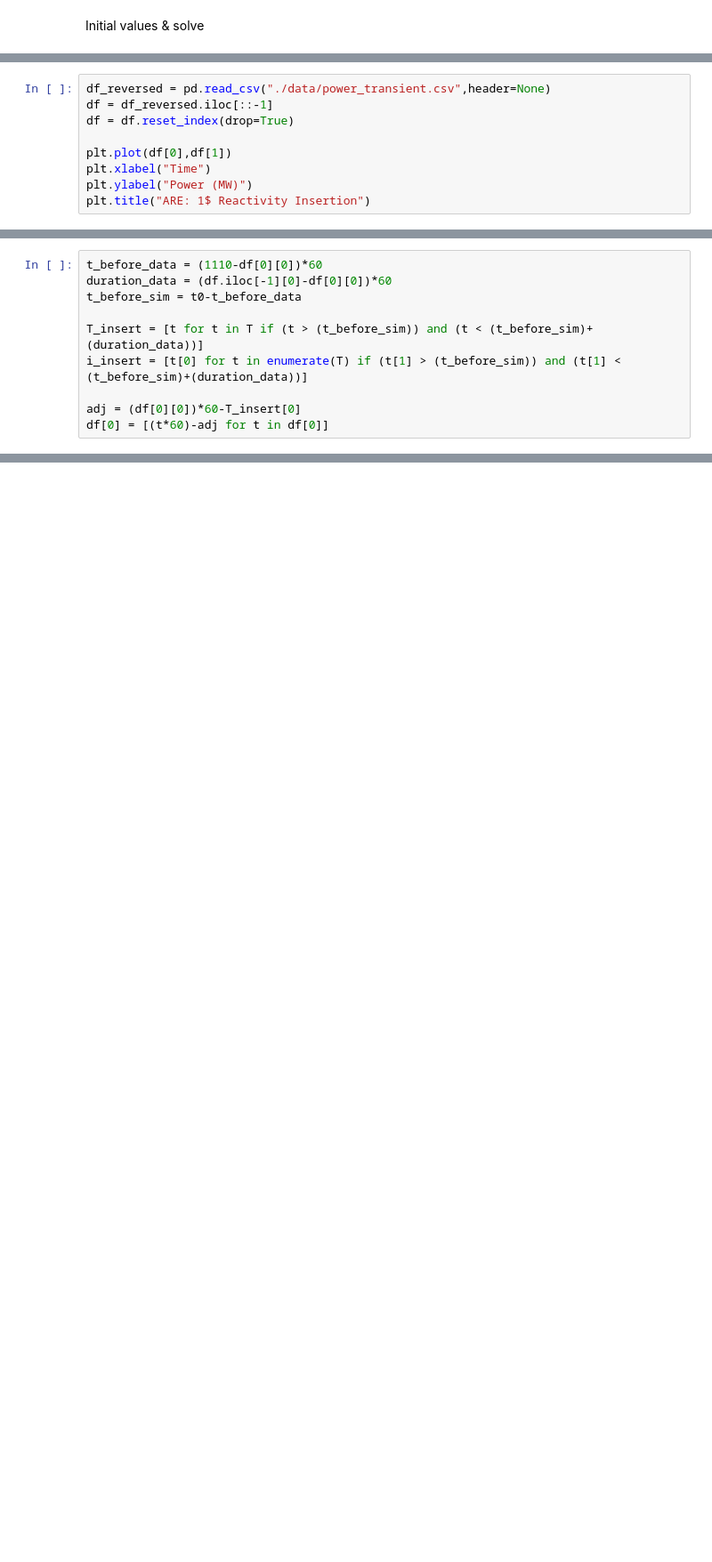
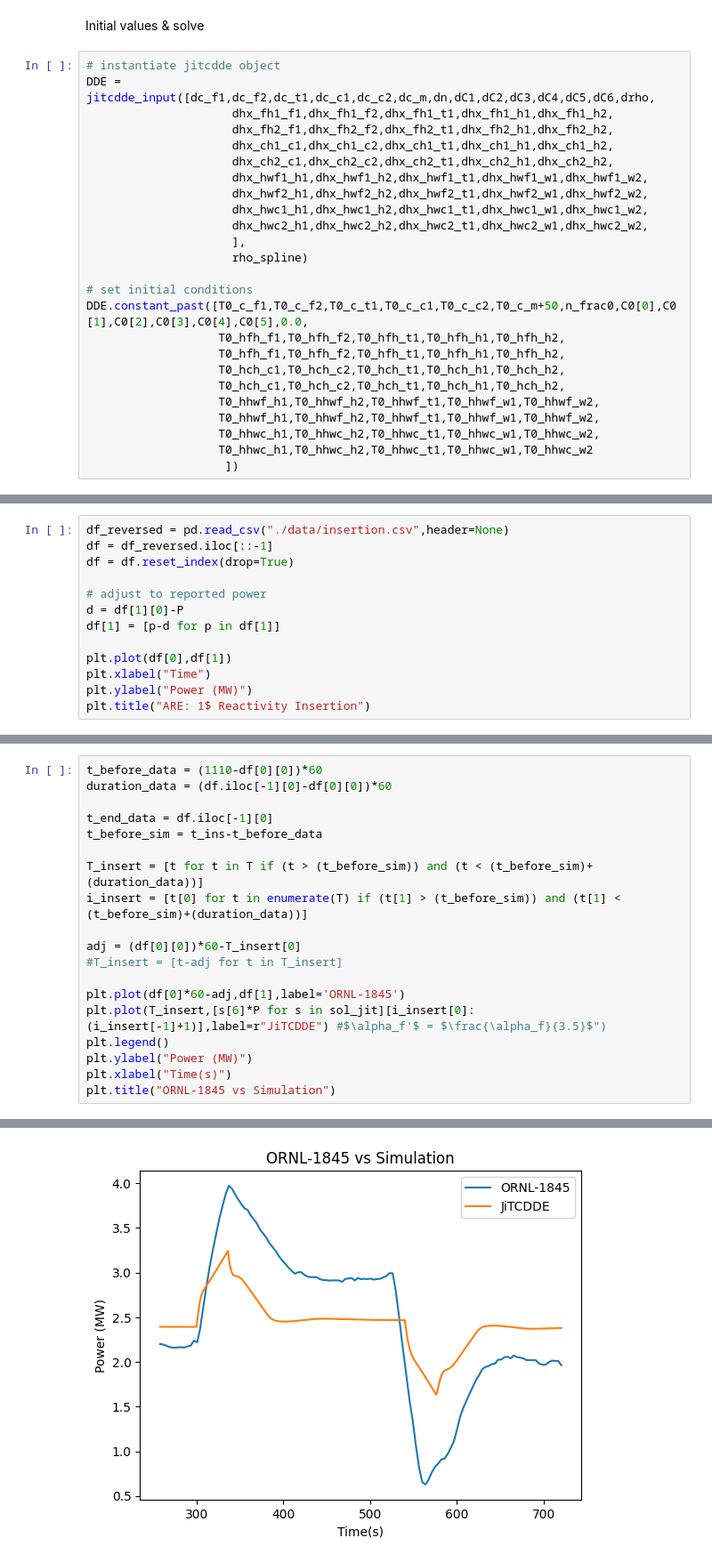
Before and after one commit to LukeLabrie/msc_eng_thesis, a Jupyter notebook: are/old_models/model_insert.ipynb, the cells around one changed output, grey strips where cells are left out. Shown at 89% size. Drawn from its saved outputs; the diff is of its cells as text; blank space fills up the shorter version.

```diff
--- a/are/old_models/model_insert.ipynb
+++ b/are/old_models/model_insert.ipynb
@@ -165,3 +157,28 @@ rho = (a_f/2)*(T_c_f1 + T_c_f2)+(a_b)*(T_c_m)+(a_c/2)*(T_c_c1+T_c_c2)
 # %% [markdown]
 Initial values & solve
+# %%
+# instantiate jitcdde object
+DDE = jitcdde_input([dc_f1,dc_f2,dc_t1,dc_c1,dc_c2,dc_m,dn,dC1,dC2,dC3,dC4,dC5,dC6,drho,
+                     dhx_fh1_f1,dhx_fh1_f2,dhx_fh1_t1,dhx_fh1_h1,dhx_fh1_h2,
+                     dhx_fh2_f1,dhx_fh2_f2,dhx_fh2_t1,dhx_fh2_h1,dhx_fh2_h2,
+                     dhx_ch1_c1,dhx_ch1_c2,dhx_ch1_t1,dhx_ch1_h1,dhx_ch1_h2,
+                     dhx_ch2_c1,dhx_ch2_c2,dhx_ch2_t1,dhx_ch2_h1,dhx_ch2_h2,
+                     dhx_hwf1_h1,dhx_hwf1_h2,dhx_hwf1_t1,dhx_hwf1_w1,dhx_hwf1_w2,
+                     dhx_hwf2_h1,dhx_hwf2_h2,dhx_hwf2_t1,dhx_hwf2_w1,dhx_hwf2_w2,
+                     dhx_hwc1_h1,dhx_hwc1_h2,dhx_hwc1_t1,dhx_hwc1_w1,dhx_hwc1_w2,
+                     dhx_hwc2_h1,dhx_hwc2_h2,dhx_hwc2_t1,dhx_hwc2_w1,dhx_hwc2_w2,
+                     ],
+                     rho_spline)
+
+# set initial conditions
+DDE.constant_past([T0_c_f1,T0_c_f2,T0_c_t1,T0_c_c1,T0_c_c2,T0_c_m+50,n_frac0,C0[0],C0[1],C0[2],C0[3],C0[4],C0[5],0.0,
+                   T0_hfh_f1,T0_hfh_f2,T0_hfh_t1,T0_hfh_h1,T0_hfh_h2,
+                   T0_hfh_f1,T0_hfh_f2,T0_hfh_t1,T0_hfh_h1,T0_hfh_h2,
+                   T0_hch_c1,T0_hch_c2,T0_hch_t1,T0_hch_h1,T0_hch_h2,
+                   T0_hch_c1,T0_hch_c2,T0_hch_t1,T0_hch_h1,T0_hch_h2,
+                   T0_hhwf_h1,T0_hhwf_h2,T0_hhwf_t1,T0_hhwf_w1,T0_hhwf_w2,
+                   T0_hhwf_h1,T0_hhwf_h2,T0_hhwf_t1,T0_hhwf_w1,T0_hhwf_w2,
+                   T0_hhwc_h1,T0_hhwc_h2,T0_hhwc_t1,T0_hhwc_w1,T0_hhwc_w2,
+                   T0_hhwc_h1,T0_hhwc_h2,T0_hhwc_t1,T0_hhwc_w1,T0_hhwc_w2
+                    ])
 # %%
@@ -196,7 +202,11 @@ Generating, compiling, and loading C code.
 # %%
-df_reversed = pd.read_csv("./data/power_transient.csv",header=None)
+df_reversed = pd.read_csv("./data/insertion.csv",header=None)
 df = df_reversed.iloc[::-1]
 df = df.reset_index(drop=True)
+
+# adjust to reported power
+d = df[1][0]-P
+df[1] = [p-d for p in df[1]]
 
 plt.plot(df[0],df[1])
 plt.xlabel("Time")
@@ -219,10 +217,20 @@ Text(0.5, 1.0, 'ARE: 1$ Reactivity Insertion')
 # %%
 t_before_data = (1110-df[0][0])*60
 duration_data = (df.iloc[-1][0]-df[0][0])*60
-t_before_sim = t0-t_before_data
+
+t_end_data = df.iloc[-1][0]
+t_before_sim = t_ins-t_before_data
 
 T_insert = [t for t in T if (t > (t_before_sim)) and (t < (t_before_sim)+(duration_data))]
 i_insert = [t[0] for t in enumerate(T) if (t[1] > (t_before_sim)) and (t[1] < (t_before_sim)+(duration_data))]
 
 adj = (df[0][0])*60-T_insert[0]
-df[0] = [(t*60)-adj for t in df[0]]
+#T_insert = [t-adj for t in T_insert]
+
+plt.plot(df[0]*60-adj,df[1],label='ORNL-1845')
+plt.plot(T_insert,[s[6]*P for s in sol_jit][i_insert[0]:(i_insert[-1]+1)],label=r"JiTCDDE") #$\alpha_f'$ = $\frac{\alpha_f}{3.5}$")
+plt.legend()
+plt.ylabel("Power (MW)")
+plt.xlabel("Time(s)")
+plt.title("ORNL-1845 vs Simulation")
+# %% [output]
@@ -228,0 +238 @@ df[0] = [(t*60)-adj for t in df[0]]
+[figure, added]
```
Also changed, not shown: parts of 29 cells of this notebook, 34 other files.
